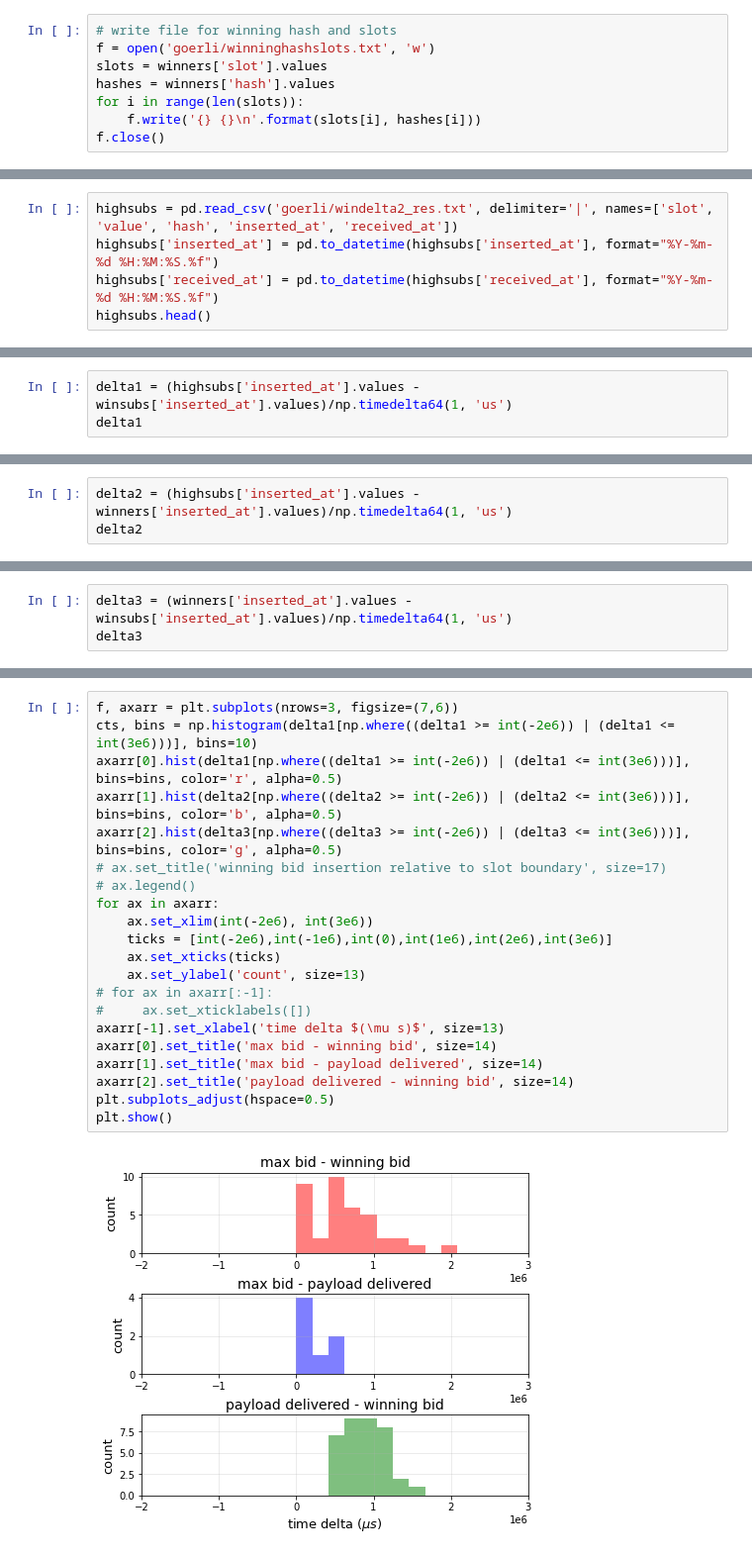
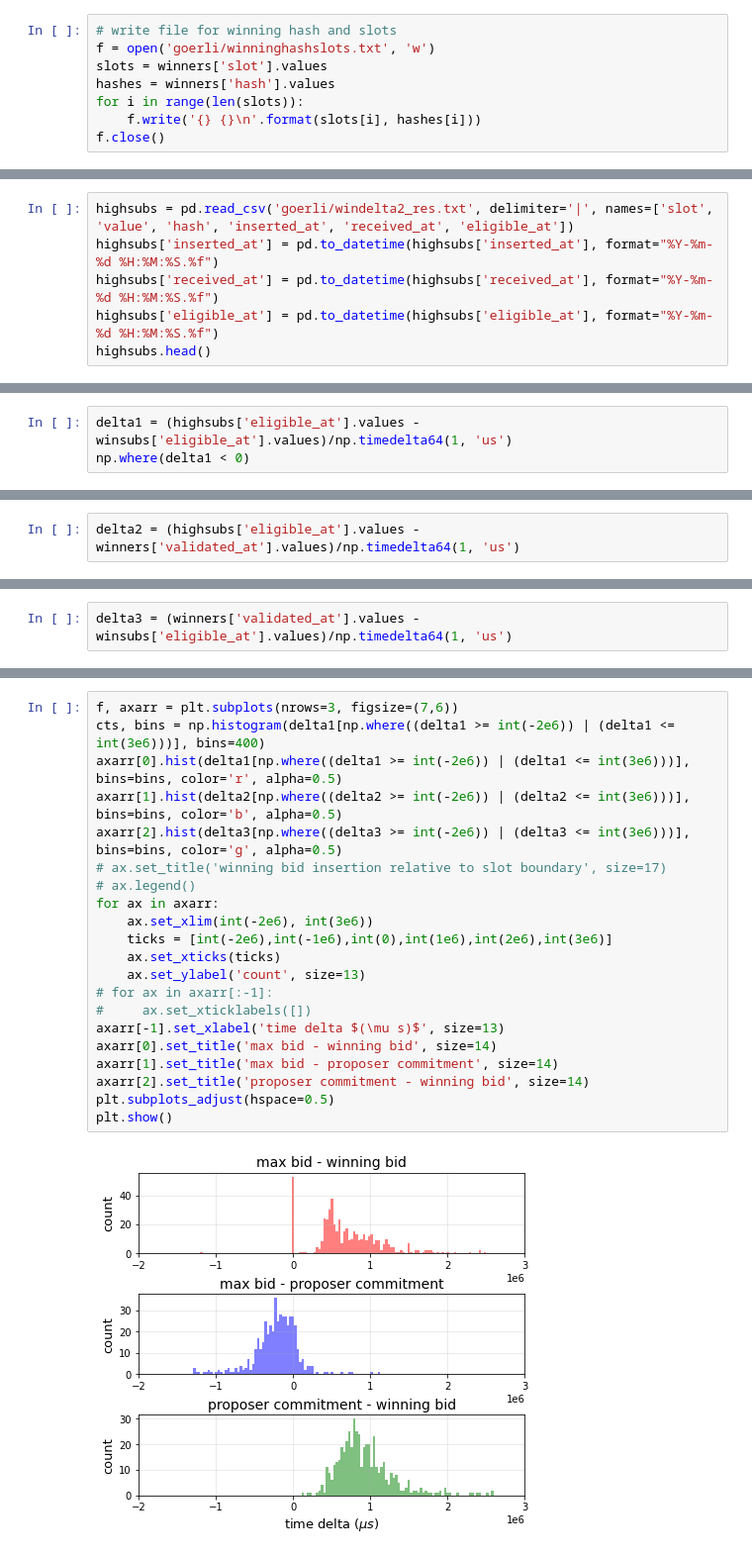
Before and after one commit to michaelneuder/relay-data, a Jupyter notebook: windelta/windelta.ipynb, the cells around one changed output, grey strips where cells are left out. Shown at 99% size. Saved outputs shown, nothing was run; the diff lists cells and outputs as text.

Commit message:
goerli higher fidelity data

```diff
--- a/windelta/windelta.ipynb
+++ b/windelta/windelta.ipynb
@@ -190,6 +191,7 @@ winsubs.head()
 # %%
-highsubs = pd.read_csv('goerli/windelta2_res.txt', delimiter='|', names=['slot', 'value', 'hash', 'inserted_at', 'received_at'])
+highsubs = pd.read_csv('goerli/windelta2_res.txt', delimiter='|', names=['slot', 'value', 'hash', 'inserted_at', 'received_at', 'eligible_at'])
 highsubs['inserted_at'] = pd.to_datetime(highsubs['inserted_at'], format="%Y-%m-%d %H:%M:%S.%f")
 highsubs['received_at'] = pd.to_datetime(highsubs['received_at'], format="%Y-%m-%d %H:%M:%S.%f")
+highsubs['eligible_at'] = pd.to_datetime(highsubs['eligible_at'], format="%Y-%m-%d %H:%M:%S.%f")
 highsubs.head()
 # %% [output]
@@ -206,4 +208,4 @@ len(winsubs), len(highsubs), len(winners)
 # %%
-delta1 = (highsubs['inserted_at'].values - winsubs['inserted_at'].values)/np.timedelta64(1, 'us')
-delta1
+delta1 = (highsubs['eligible_at'].values - winsubs['eligible_at'].values)/np.timedelta64(1, 'us')
+np.where(delta1 < 0)
 # %% [output]
@@ -217,3 +230,2 @@ array([1322455.,  616729.,  505659.,       0.,  994816.,       0.,
 # %%
-delta2 = (highsubs['inserted_at'].values - winners['inserted_at'].values)/np.timedelta64(1, 'us')
-delta2
+delta2 = (highsubs['eligible_at'].values - winners['validated_at'].values)/np.timedelta64(1, 'us')
@@ -231,3 +232,2 @@ array([ 2.758310e+05, -2.699860e+05, -3.015300e+05, -7.234280e+05,
 # %%
-delta3 = (winners['inserted_at'].values - winsubs['inserted_at'].values)/np.timedelta64(1, 'us')
-delta3
+delta3 = (winners['validated_at'].values - winsubs['eligible_at'].values)/np.timedelta64(1, 'us')
@@ -242,23 +234,23 @@ array([1046624.,  886715.,  807189.,  723428., 1096054.,  848367.,
 # %%
 f, axarr = plt.subplots(nrows=3, figsize=(7,6))
-cts, bins = np.histogram(delta1[np.where((delta1 >= int(-2e6)) | (delta1 <= int(3e6)))], bins=10)
+cts, bins = np.histogram(delta1[np.where((delta1 >= int(-2e6)) | (delta1 <= int(3e6)))], bins=400)
 axarr[0].hist(delta1[np.where((delta1 >= int(-2e6)) | (delta1 <= int(3e6)))], bins=bins, color='r', alpha=0.5)
 axarr[1].hist(delta2[np.where((delta2 >= int(-2e6)) | (delta2 <= int(3e6)))], bins=bins, color='b', alpha=0.5)
 axarr[2].hist(delta3[np.where((delta3 >= int(-2e6)) | (delta3 <= int(3e6)))], bins=bins, color='g', alpha=0.5)
 # ax.set_title('winning bid insertion relative to slot boundary', size=17)
 # ax.legend()
 for ax in axarr:
     ax.set_xlim(int(-2e6), int(3e6))
     ticks = [int(-2e6),int(-1e6),int(0),int(1e6),int(2e6),int(3e6)]
     ax.set_xticks(ticks)
     ax.set_ylabel('count', size=13)
 # for ax in axarr[:-1]:
 #     ax.set_xticklabels([])
 axarr[-1].set_xlabel('time delta $(\mu s)$', size=13)
 axarr[0].set_title('max bid - winning bid', size=14)
-axarr[1].set_title('max bid - payload delivered', size=14)
-axarr[2].set_title('payload delivered - winning bid', size=14)
+axarr[1].set_title('max bid - proposer commitment', size=14)
+axarr[2].set_title('proposer commitment - winning bid', size=14)
 plt.subplots_adjust(hspace=0.5)
 plt.show()
 # %% [output]
-[figure, old version]
+[figure, new version]
```
Also changed, not shown: parts of 7 cells of this notebook, 4 other files.
